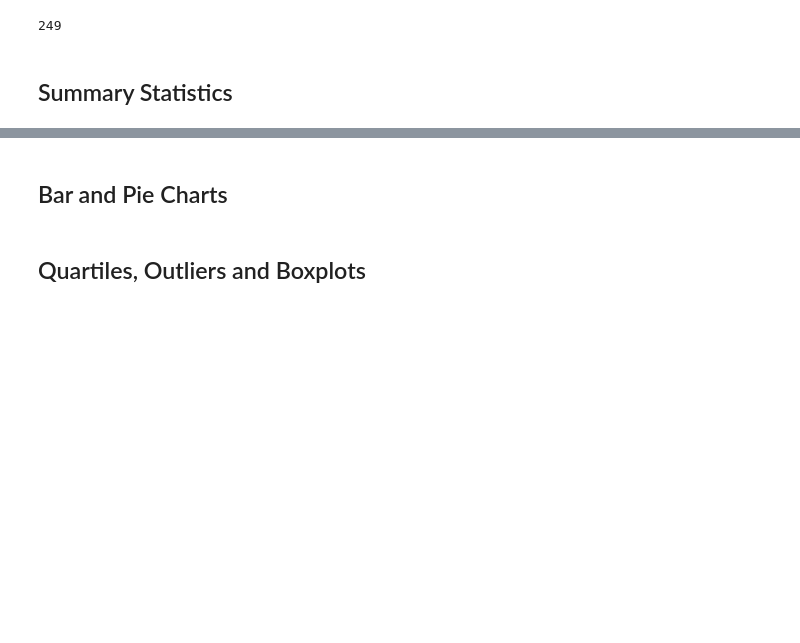
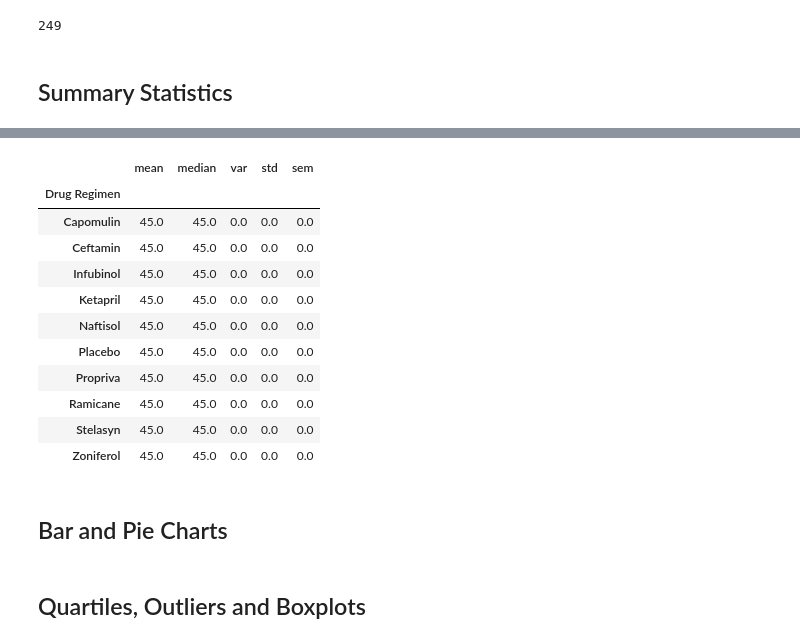
Before and after one commit to alaniwalaa/matplotlib-challenge, a Jupyter notebook: Pymaceuticals/pymaceuticals_starter.ipynb, the cells around one changed output, grey strips where cells are left out. Drawn from its saved outputs; the diff is of its cells as text; code cells hidden in the pictures; blank space fills up the shorter version.

```diff
--- a/Pymaceuticals/pymaceuticals_starter.ipynb
+++ b/Pymaceuticals/pymaceuticals_starter.ipynb
@@ -80,7 +121,23 @@ mice_in_data_clean
 # %%
 # Generate a summary statistics table of mean, median, variance, standard deviation, and SEM of the tumor volume for each regimen
-
 # Using the aggregation method, produce the same summary statistics in a single line
+summary_stat = mice_df.groupby('Drug Regimen')['Tumor Volume (mm3)'].agg([
+    'mean', 'median', 'var', 'std', 'sem'
+])
+summary_stat
+# %% [output]
+|  | mean | median | var | std | sem |
+| Drug Regimen |  |  |  |  |  |
+| Capomulin | 45.0 | 45.0 | 0.0 | 0.0 | 0.0 |
+| Ceftamin | 45.0 | 45.0 | 0.0 | 0.0 | 0.0 |
+| Infubinol | 45.0 | 45.0 | 0.0 | 0.0 | 0.0 |
+| Ketapril | 45.0 | 45.0 | 0.0 | 0.0 | 0.0 |
+| Naftisol | 45.0 | 45.0 | 0.0 | 0.0 | 0.0 |
+| Placebo | 45.0 | 45.0 | 0.0 | 0.0 | 0.0 |
+| Propriva | 45.0 | 45.0 | 0.0 | 0.0 | 0.0 |
+| Ramicane | 45.0 | 45.0 | 0.0 | 0.0 | 0.0 |
+| Stelasyn | 45.0 | 45.0 | 0.0 | 0.0 | 0.0 |
+| Zoniferol | 45.0 | 45.0 | 0.0 | 0.0 | 0.0 |
 # %% [markdown]
 ## Bar and Pie Charts
 # %%
```
Also changed, not shown: parts of 5 cells of this notebook.
